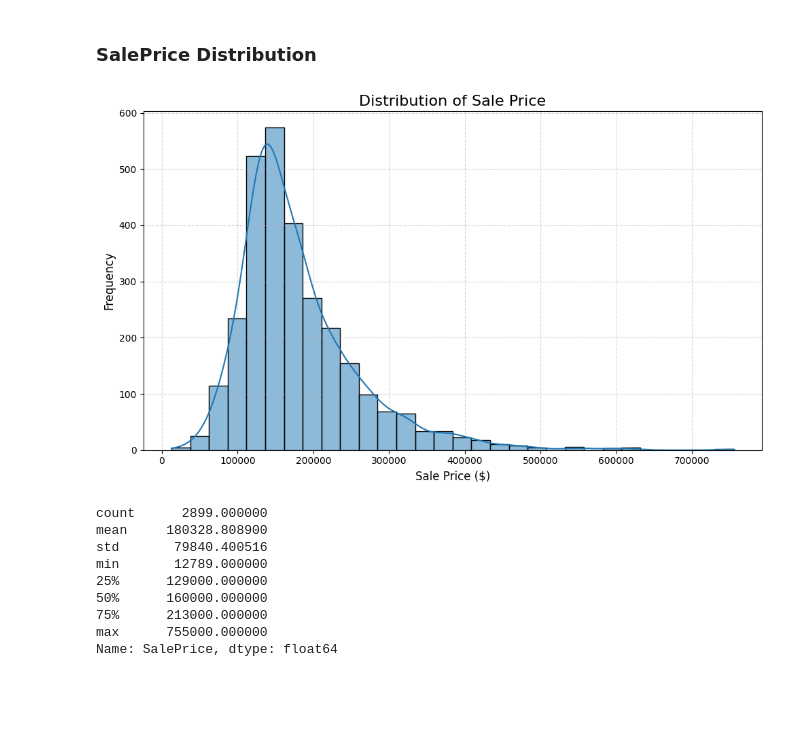
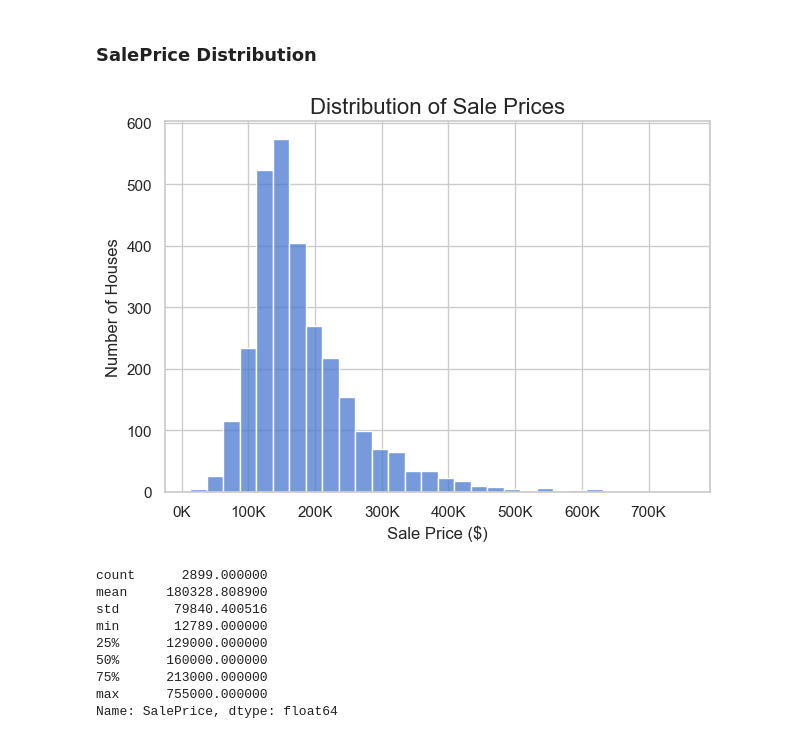
Before and after one commit to iluvcoding123/housing-price-predictor, a Jupyter notebook: notebooks/eda.ipynb, the cells around one changed output. Saved outputs shown, nothing was run; the diff lists cells and outputs as text; code cells hidden in the pictures; blank space fills up the shorter version.

Commit message:
histogram formatting

```diff
--- a/notebooks/eda.ipynb
+++ b/notebooks/eda.ipynb
@@ -134,20 +134,25 @@ df['Lot Frontage'] = df.groupby('Neighborhood')['Lot Frontage'].transform(
 # %% [markdown]
 ### SalePrice Distribution
 # %%
+from matplotlib.ticker import FuncFormatter
+
+# Set theme
+sns.set_theme(style="whitegrid", palette="muted", context="notebook")
+
 # Plot SalePrice histogram
-plt.figure(figsize=(10, 6))
-sns.histplot(df['SalePrice'], bins=30, kde=True)
-plt.title('Distribution of Sale Price', fontsize=16)
+# plt.figure(figsize=(10, 6))
+sns.histplot(df['SalePrice'], bins = 30)
+plt.title('Distribution of Sale Prices', fontsize=16)
+plt.gca().xaxis.set_major_formatter(FuncFormatter(lambda x, _: f'{x/1000:.0f}K'))
 plt.xlabel('Sale Price ($)', fontsize=12)
-plt.ylabel('Frequency', fontsize=12)
-plt.grid(True, linestyle='--', alpha=0.5)
+plt.ylabel('Number of Houses', fontsize=12)
 plt.tight_layout()
 plt.show()
 
 # Summary statistics for Sale Price
 print(df['SalePrice'].describe())
 # %% [output]
-[figure, old version]
+[figure, new version]
 count      2899.000000
 mean     180328.808900
 std       79840.400516
```
